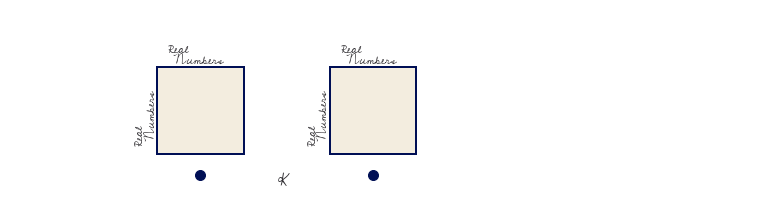
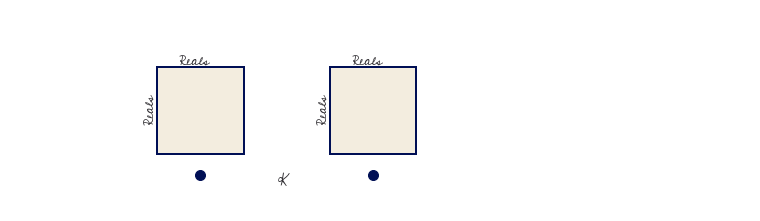
Before and after one commit to story645/proposal, a Jupyter notebook: draft/figures/math/data_figures.ipynb, the cells around one changed output. Cells and saved outputs as stored; diff of their text form; code cells hidden in the pictures.

```diff
--- a/draft/figures/math/data_figures.ipynb
+++ b/draft/figures/math/data_figures.ipynb
@@ -16,23 +18,23 @@ theme = themepy.Theme('paper')
 # %%
 
 fig, ax = plt.subplots()
 
 f1 = mpatches.Rectangle((2,4), 2, 2, facecolor=ax.get_facecolor(), edgecolor='C0', linewidth=2)
 ax.add_patch(f1)
-ax.annotate("Real\n Numbers", (1.5, 4.25), fontsize=12, rotation=90)
-ax.annotate("Real\n Numbers", (2.25, 6.05), fontsize=12)
+ax.annotate("Reals", (1.75, 4.75), fontsize=14, rotation=90)
+ax.annotate("Reals", (2.5, 6.05), fontsize=14)
 
 f2 = mpatches.Rectangle((6,4), 2, 2, facecolor=ax.get_facecolor(), edgecolor='C0', linewidth=2)
 ax.add_patch(f2)
-ax.annotate("Real\n Numbers", (5.5, 4.25), fontsize=12, rotation=90)
-ax.annotate("Real\n Numbers", (6.25, 6.05), fontsize=12)
+ax.annotate("Reals", (5.75, 4.75), fontsize=14, rotation=90)
+ax.annotate("Reals", (6.5, 6.05), fontsize=14)
 
 ax.scatter([3, 7], [3.5, 3.5], s=100)
 ax.annotate('K', (4.8,3.25), fontsize=16)
 
 ax.set(ylim=(3, 7), xlim=(.75,8.5), aspect='equal')
 ax.axis('off')
 
 fig.savefig(spath/"temp_1k.png", bbox_inches='tight' , facecolor='white')
 # %% [output]
-[figure, old version]
+[figure, new version]
```
Also changed, not shown: parts of 12 cells of this notebook, 11 other files.
